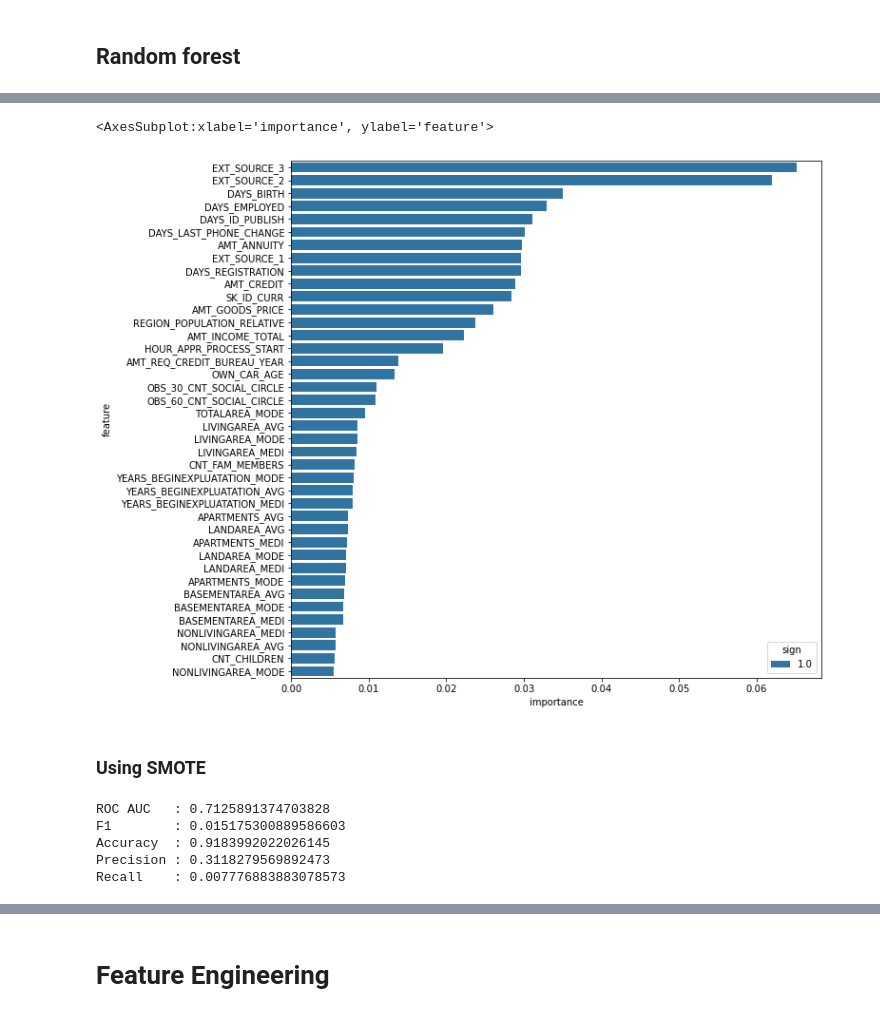
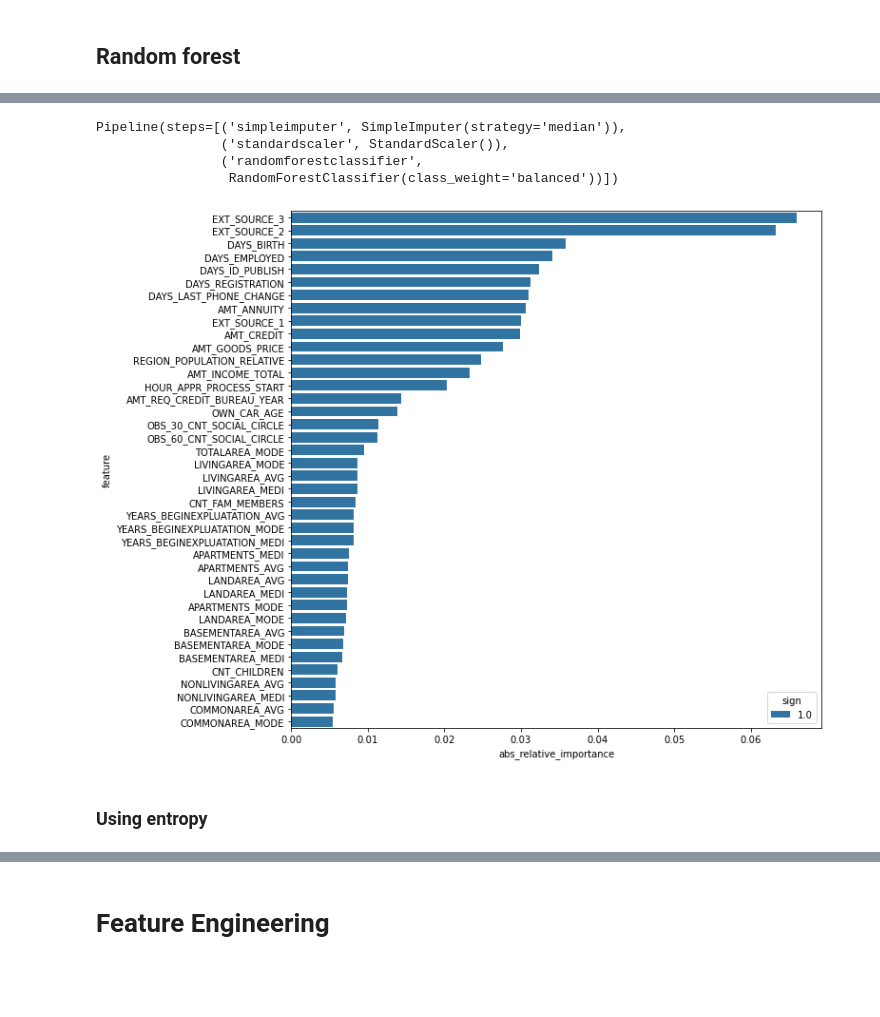
Before and after one commit to yhereng/OpenClassrooms, a Jupyter notebook: OC-P4/Projet 4 - Construisez un modèle de scoring.ipynb, the cells around one changed output, grey strips where cells are left out. Saved outputs shown, nothing was run; the diff lists cells and outputs as text; code cells hidden in the pictures; blank space fills up the shorter version.

```diff
--- a/OC-P4/Projet 4 - Construisez un modèle de scoring.ipynb
+++ b/OC-P4/Projet 4 - Construisez un modèle de scoring.ipynb
@@ -636,11 +537,0 @@ Recall    : 0.0016090104585679806
-# %%
-rdf_coef=pd.DataFrame(rdf.feature_importances_.reshape(240,),columns=['coeff'])
-rdf_coef['importance']=np.abs(rdf_coef['coeff'])
-rdf_coef['sign']=np.sign(rdf_coef['coeff'])
-rdf_coef['feature']=app_test.columns
-rdf_coef = rdf_coef.sort_values(by='importance',ascending=False).head(40)
-plt.figure(figsize=(10,10))
-sns.barplot(data=rdf_coef,x ='importance',y='feature',hue='sign',dodge=False)
-# %% [output]
-<AxesSubplot:xlabel='importance', ylabel='feature'>
-[figure, removed]
@@ -648,0 +538,2 @@ rdf_coef['feature'][0:15]
+# %%
+rdf_gini = RandomForestClassifier(n_estimators= 100, class_weight="balanced",criterion='gini')
@@ -649,2 +542,13 @@ rdf_coef['feature'][0:15]
+# %%
+pipeline_rdf_gini.fit(X_train,y_train)
+# %% [output]
+Pipeline(steps=[('simpleimputer', SimpleImputer(strategy='median')),
+                ('standardscaler', StandardScaler()),
+                ('randomforestclassifier',
+                 RandomForestClassifier(class_weight='balanced'))])
+# %%
+feature_importance['rdf_gini'] = features_importance_rdf(rdf_gini,features,plot = True)
+# %% [output]
+[figure, added]
 # %% [markdown]
-### Using SMOTE
+### Using entropy
@@ -656,8 +554,0 @@ rdf_pred = rdf.predict(X_test_scaled)
-# %%
-show_score(y_test,rdf_prob,rdf_pred)
-# %% [output]
-ROC AUC   : 0.7125891374703828
-F1        : 0.015175300889586603
-Accuracy  : 0.9183992022026145
-Precision : 0.3118279569892473
-Recall    : 0.007776883883078573
```
Also changed, not shown: parts of 275 cells of this notebook, 1 other file.
